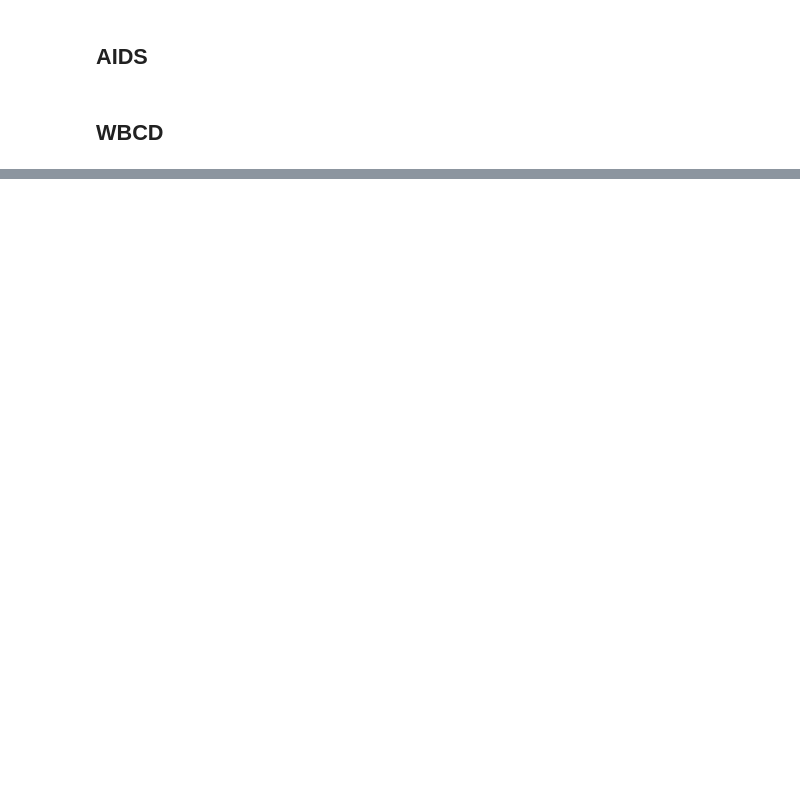
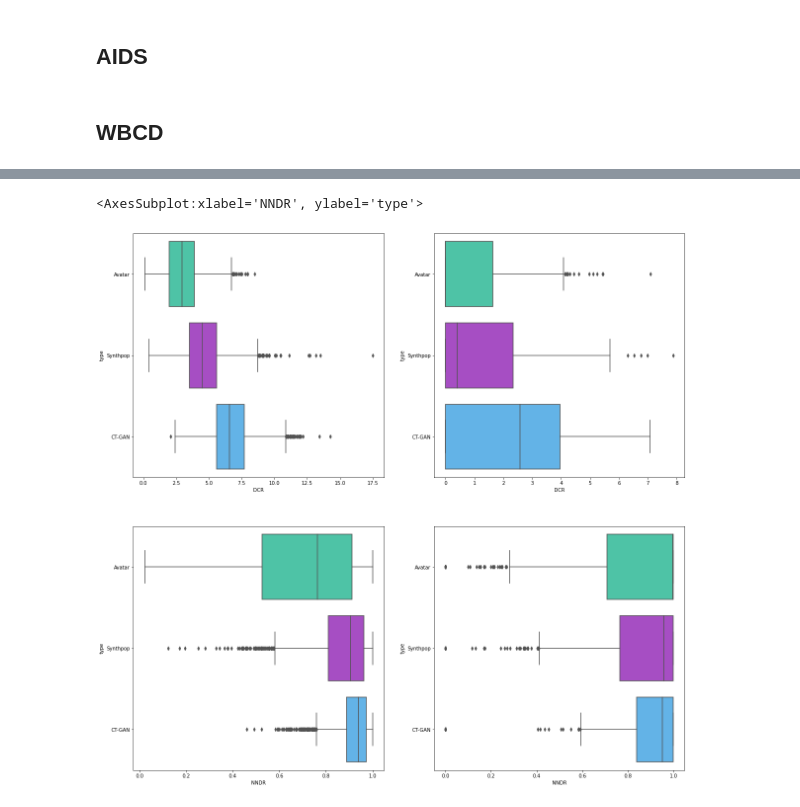
Before and after one commit to octopize/avatar-paper, a Jupyter notebook: notebooks/Compute_generic_privacy_metrics.ipynb, the cells around one changed output, grey strips where cells are left out. Cells and saved outputs as stored; diff of their text form; code cells hidden in the pictures; blank space fills up the shorter version.

```diff
--- a/notebooks/Compute_generic_privacy_metrics.ipynb
+++ b/notebooks/Compute_generic_privacy_metrics.ipynb
@@ -144,0 +97,15 @@ original
+# %%
+import pandas as pd
+import seaborn as sns
+import matplotlib.pyplot as plt
+
+fig, axes = plt.subplots(2, 2, figsize=(20,20))
+color_dict = {'Avatar' : '#3bd6b0', 'Synthpop' : '#b03bd6', 'CT-GAN' : '#4db7fd'}
+
+sns.boxplot(data=aids_privacy_results, x="DCR", y="type", ax = axes[0,0], palette = color_dict)
+sns.boxplot(data=wbcd_privacy_results, x="DCR", y="type", ax = axes[0,1], palette = color_dict)
+sns.boxplot(data=aids_privacy_results, x="NNDR", y="type", ax = axes[1,0], palette = color_dict)
+sns.boxplot(data=wbcd_privacy_results, x="NNDR", y="type", ax = axes[1,1], palette = color_dict)
+# %% [output]
+<AxesSubplot:xlabel='NNDR', ylabel='type'>
+[figure, added]
```
Also changed, not shown: parts of 3 cells of this notebook, 6 other files.
